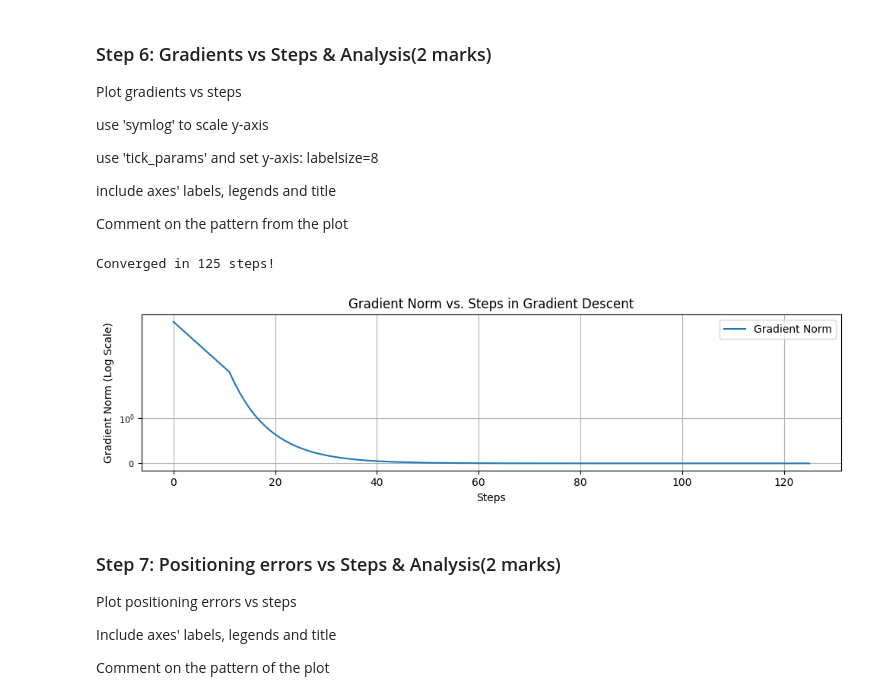
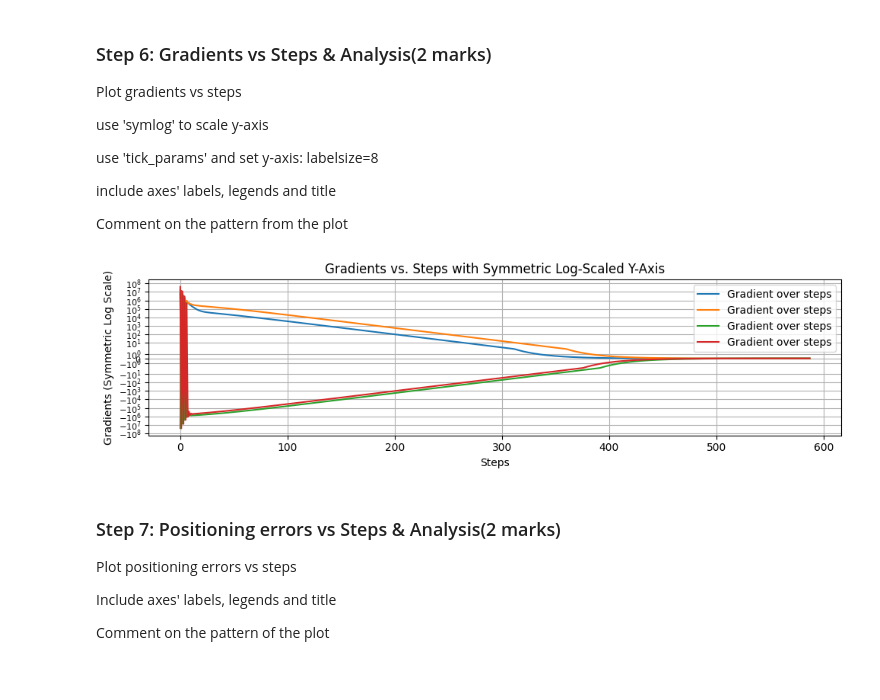
Before and after one commit to mahweerkumar/engg680_2024_fall, a Jupyter notebook: Lab_Assignment3/Assignment3 (1).ipynb, the cells around one changed output. Saved outputs shown, nothing was run; the diff lists cells and outputs as text; code cells hidden in the pictures.

```diff
--- a/Lab_Assignment3/Assignment3 (1).ipynb
+++ b/Lab_Assignment3/Assignment3 (1).ipynb
@@ -475,48 +247,23 @@ use 'tick_params' and set y-axis: labelsize=8
 include axes' labels, legends and title
 
 Comment on the pattern from the plot
-# %%
-# Update gradient_descent to store gradients at each step
-def gradient_descent(pseudorange, s_pos, learning_rate=0.01, max_iters=100000, tolerance=1e-6):
-    X = np.zeros(4)  # Initialize (x_r, y_r, z_r, cdT)
-    grad_history = []
-
-    for i in range(max_iters):
-        r_pos, cdT = X[:3], X[3]
-        grad = gradient(r_pos, cdT, s_pos, pseudorange)
-        grad_history.append(np.linalg.norm(grad))  # Store the norm of the gradient for plotting
-        X -= learning_rate * grad  # Update estimates
-
-        # Check for convergence using gradient norm
-        if i > 0 and np.linalg.norm(grad) < tolerance:
-            print(f"Converged in {i} steps!")
-            break
-
-    return X, grad_history
-
-# Run gradient descent and collect gradient history
-optimized_params, grad_history = gradient_descent(pseudorange, s_pos)
-
-# Plotting gradients vs. steps
-fig, ax = plt.subplots(nrows=1, ncols=1, figsize=(10, 3))
-ax.plot(grad_history)
-ax.set_yscale('symlog')  # Use 'symlog' for better scaling of y-axis
-ax.set_xlabel('Steps')
-ax.set_ylabel('Gradient Norm (Log Scale)')
-ax.set_title('Gradient Norm vs. Steps in Gradient Descent')
-ax.tick_params(axis='y', labelsize=8)
-ax.legend(['Gradient Norm'])
-ax.grid(True)
-
-fig.tight_layout()
-plt.show()
-
-# Comment on the pattern
-# The plot typically shows a decrease in gradient magnitude as steps increase, indicating that the gradient descent
-# is approaching a local minimum. If the gradient norm flattens near zero, it means convergence has been achieved.
-# %% [output]
-Converged in 125 steps!
-[figure, removed]
+# %%
+fig , ax = plt.subplots(nrows=1,ncols=1, figsize=(10,3))
+ax.plot(list(range(len(arr_grad))), arr_grad, label="Gradient over steps", )
+ax.set_yscale('symlog')  # Symmetric log scale for y-axis
+ax.set_xlabel("Steps")
+ax.set_ylabel("Gradients (Symmetric Log Scale)")
+ax.set_title("Gradients vs. Steps with Symmetric Log-Scaled Y-Axis")
+ax.tick_params(axis='y', labelsize=8)  # Set y-axis label size
+ax.legend()
+ax.grid(True)
+fig.tight_layout()
+plt.show()
+
+# Comment on the pattern
+# The decreasing pattern in the gradient versus iteration plot suggests that the algorithm is progressively converging toward an optimal solution
+# %% [output]
+[figure, added]
 # %% [markdown]
 ### Step 7: Positioning errors vs Steps & Analysis(2 marks)
 Plot positioning errors vs steps
```
Also changed, not shown: parts of 21 cells of this notebook.
